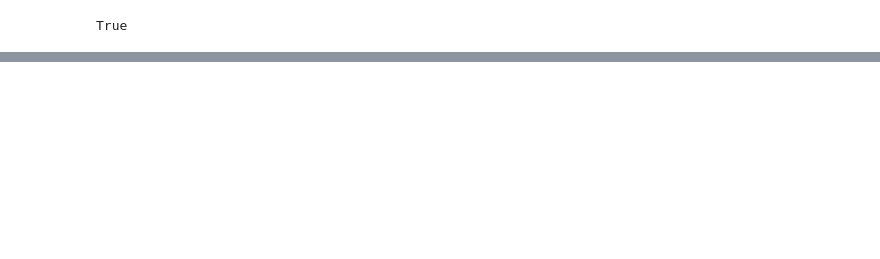
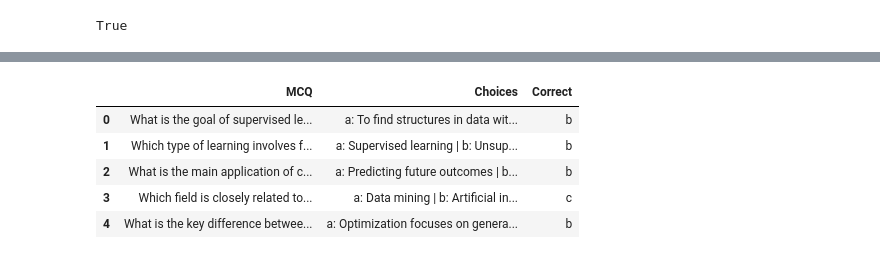
Before and after one commit to shakirhussain2020/mcqgen, a Jupyter notebook: experiment/mcq.ipynb, the cells around one changed output, grey strips where cells are left out. Drawn from its saved outputs; the diff is of its cells as text; code cells hidden in the pictures; blank space fills up the shorter version.

```diff
--- a/experiment/mcq.ipynb
+++ b/experiment/mcq.ipynb
@@ -22,0 +156,16 @@ import PyPDF2
+# %%
+quiz=response.get("quiz")
+# %%
+quiz=json.loads(quiz)
+# %%
+quiz_table_data = []
+for key, value in quiz.items():
+    mcq = value["mcq"]
+    options = " | ".join(
+        [
+            f"{option}: {option_value}"
+            for option, option_value in value["options"].items()
+            ]
+        )
+    correct = value["correct"]
+    quiz_table_data.append({"MCQ": mcq, "Choices": options, "Correct": correct})
@@ -22,0 +190,11 @@ import PyPDF2
+# %%
+quiz=pd.DataFrame(quiz_table_data)
+# %%
+quiz
+# %% [output]
+|  | MCQ | Choices | Correct |
+| 0 | What is the goal of supervised le... | a: To find structures in data wit... | b |
+| 1 | Which type of learning involves f... | a: Supervised learning | b: Unsup... | b |
+| 2 | What is the main application of c... | a: Predicting future outcomes | b... | b |
+| 3 | Which field is closely related to... | a: Data mining | b: Artificial in... | c |
+| 4 | What is the key difference betwee... | a: Optimization focuses on genera... | b |
```
Also changed, not shown: parts of 16 cells of this notebook, 2 other files.
